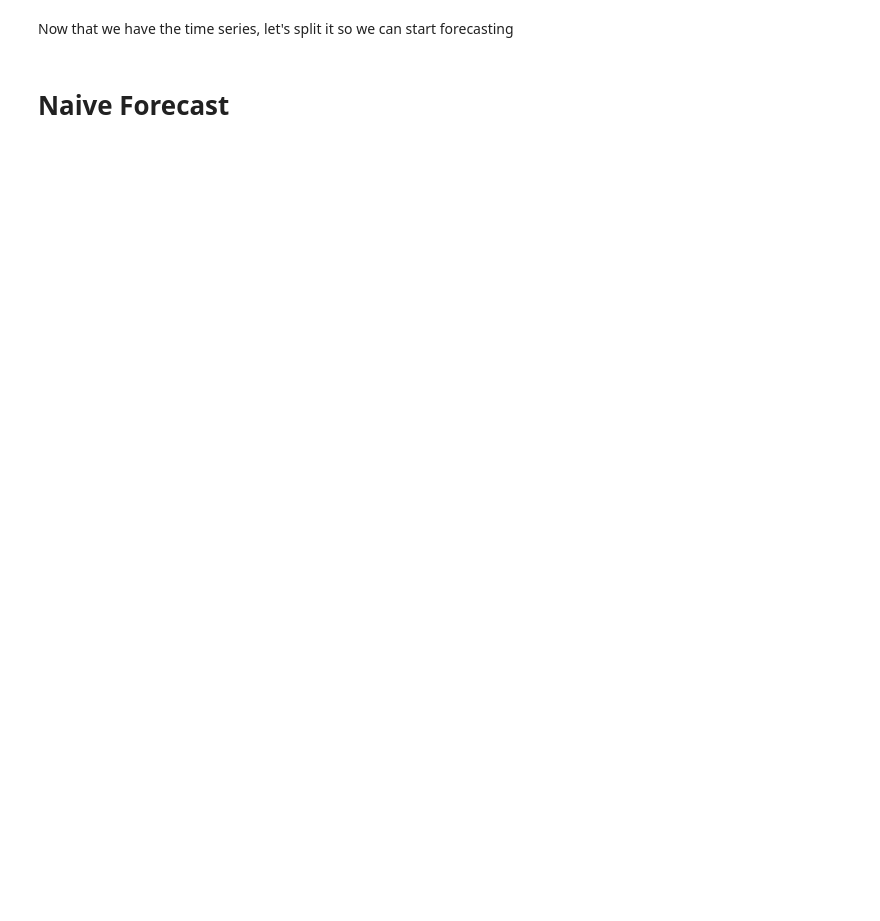
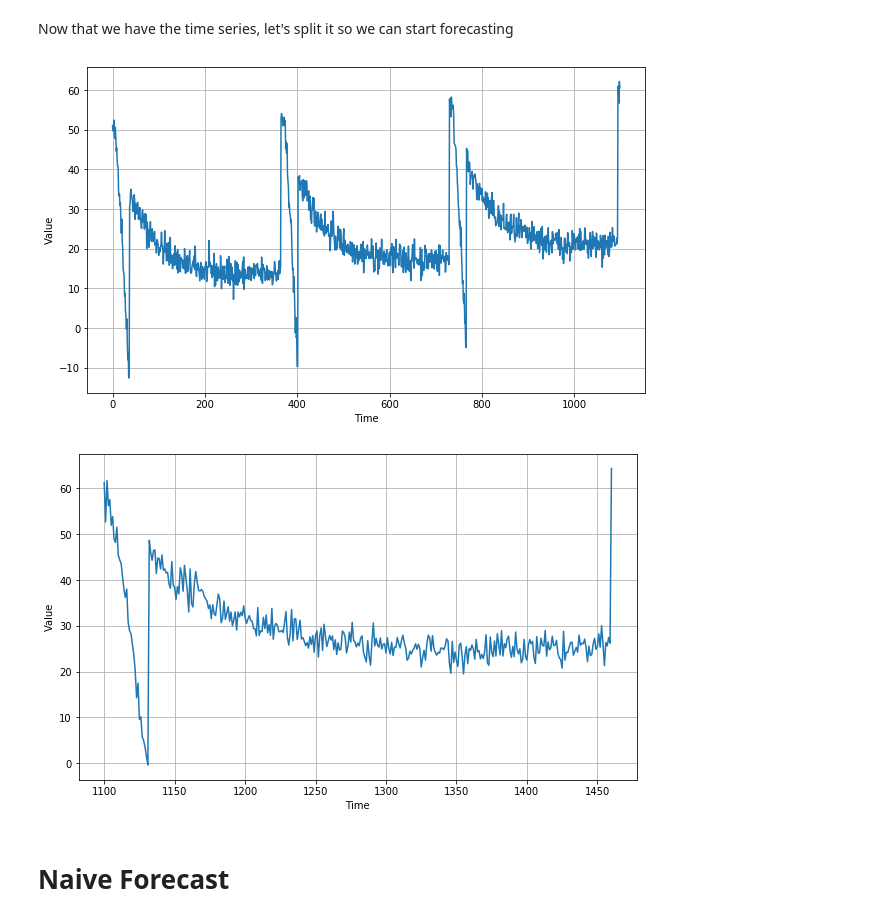
Before and after one commit to sergejhorvat/TensorFlow-in-Practice---Coursera, a Jupyter notebook: Sequences, Time Series and Prediction/Week 1 Exercise Question.ipynb, the cells around one changed output. Cells and saved outputs as stored; diff of their text form; code cells hidden in the pictures; blank space fills up the shorter version.

```diff
--- a/Sequences, Time Series and Prediction/Week 1 Exercise Question.ipynb
+++ b/Sequences, Time Series and Prediction/Week 1 Exercise Question.ipynb
@@ -60,22 +82,25 @@ plt.show()
 # %% [markdown]
 Now that we have the time series, let's split it so we can start forecasting
 # %%
-split_time = # YOUR CODE HERE
+split_time = 1100
 time_train = time[:split_time]
 x_train = series[:split_time]
 time_valid = time[split_time:]
 x_valid = series[split_time:]
 plt.figure(figsize=(10, 6))
 plot_series(time_train, x_train)
 plt.show()
 
 plt.figure(figsize=(10, 6))
 plot_series(time_valid, x_valid)
 plt.show()
 
 # EXPECTED OUTPUT
 # Chart WITH 4 PEAKS between 50 and 65 and 3 troughs between -12 and 0
 # Chart with 2 Peaks, first at slightly above 60, last at a little more than that, should also have a single trough at about 0
+# %% [output]
+[figure, added]
+[figure, added]
 # %% [markdown]
 # Naive Forecast
 # %%
```
Also changed, not shown: parts of 9 cells of this notebook.
